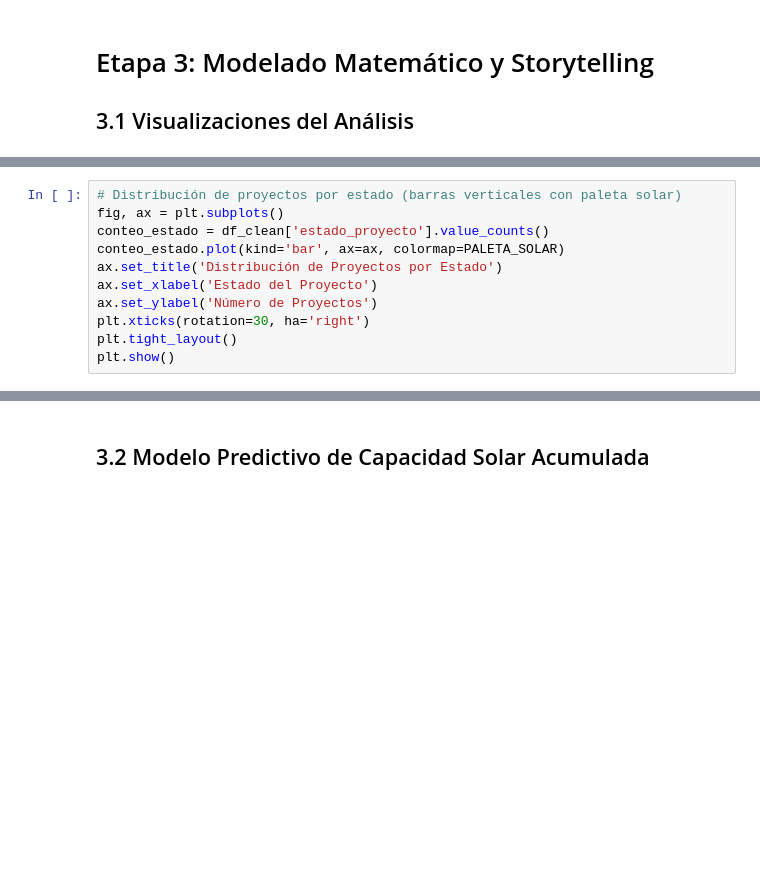
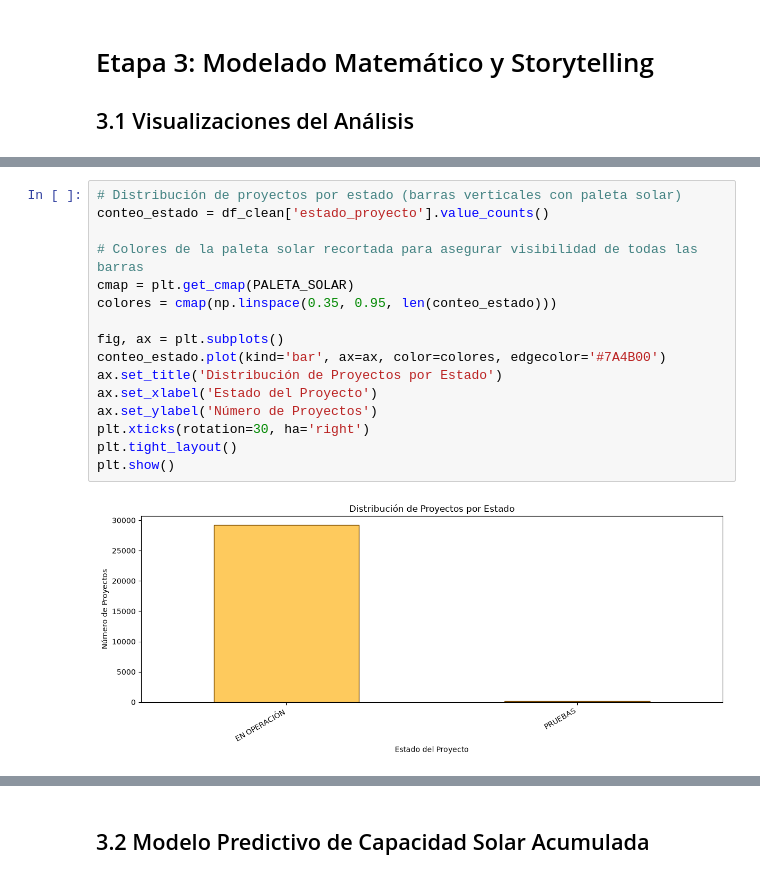
Before and after one commit to jlipsky14167/DataXperience, a Jupyter notebook: index.ipynb, the cells around one changed output, grey strips where cells are left out. Saved outputs shown, nothing was run; the diff lists cells and outputs as text; blank space fills up the shorter version.

```diff
--- a/index.ipynb
+++ b/index.ipynb
@@ -345,14 +541,21 @@ plt.show()
 # %%
 # Distribución de proyectos por estado (barras verticales con paleta solar)
+conteo_estado = df_clean['estado_proyecto'].value_counts()
+
+# Colores de la paleta solar recortada para asegurar visibilidad de todas las barras
+cmap = plt.get_cmap(PALETA_SOLAR)
+colores = cmap(np.linspace(0.35, 0.95, len(conteo_estado)))
+
 fig, ax = plt.subplots()
-conteo_estado = df_clean['estado_proyecto'].value_counts()
-conteo_estado.plot(kind='bar', ax=ax, colormap=PALETA_SOLAR)
+conteo_estado.plot(kind='bar', ax=ax, color=colores, edgecolor='#7A4B00')
 ax.set_title('Distribución de Proyectos por Estado')
 ax.set_xlabel('Estado del Proyecto')
 ax.set_ylabel('Número de Proyectos')
 plt.xticks(rotation=30, ha='right')
 plt.tight_layout()
 plt.show()
+# %% [output]
+[figure, added]
 # %%
 # Mapa de calor de correlación entre variables numéricas del dataset
 numericas = df_clean.select_dtypes(include='number')
```
Also changed, not shown: parts of 28 cells of this notebook, 4 other files.
